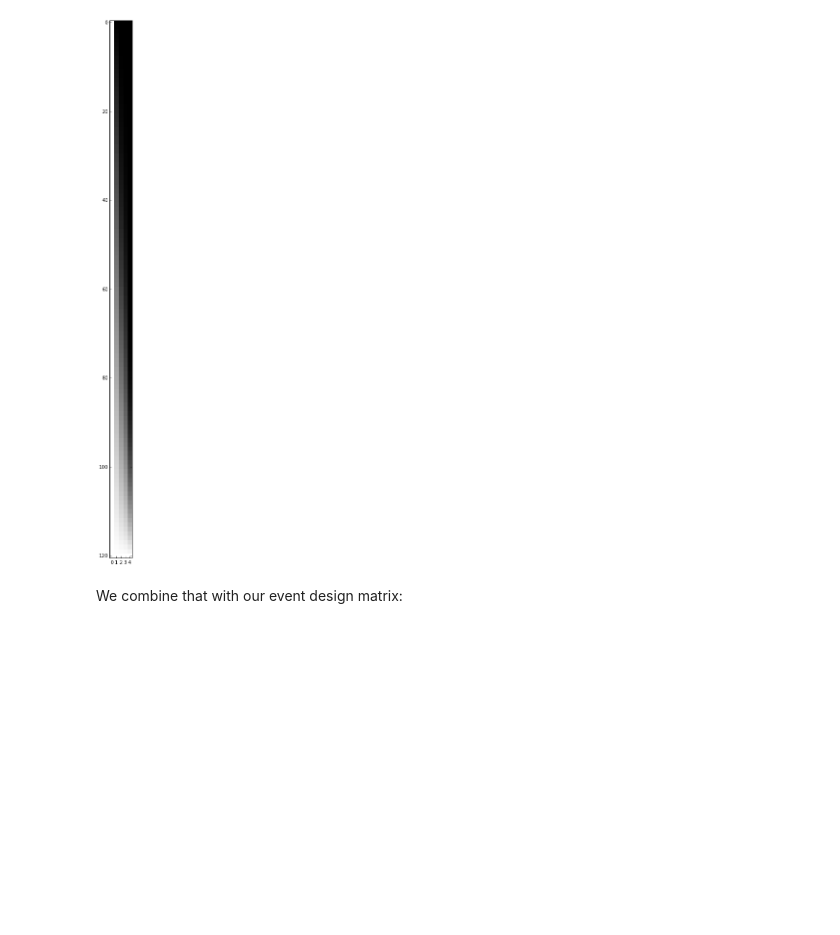
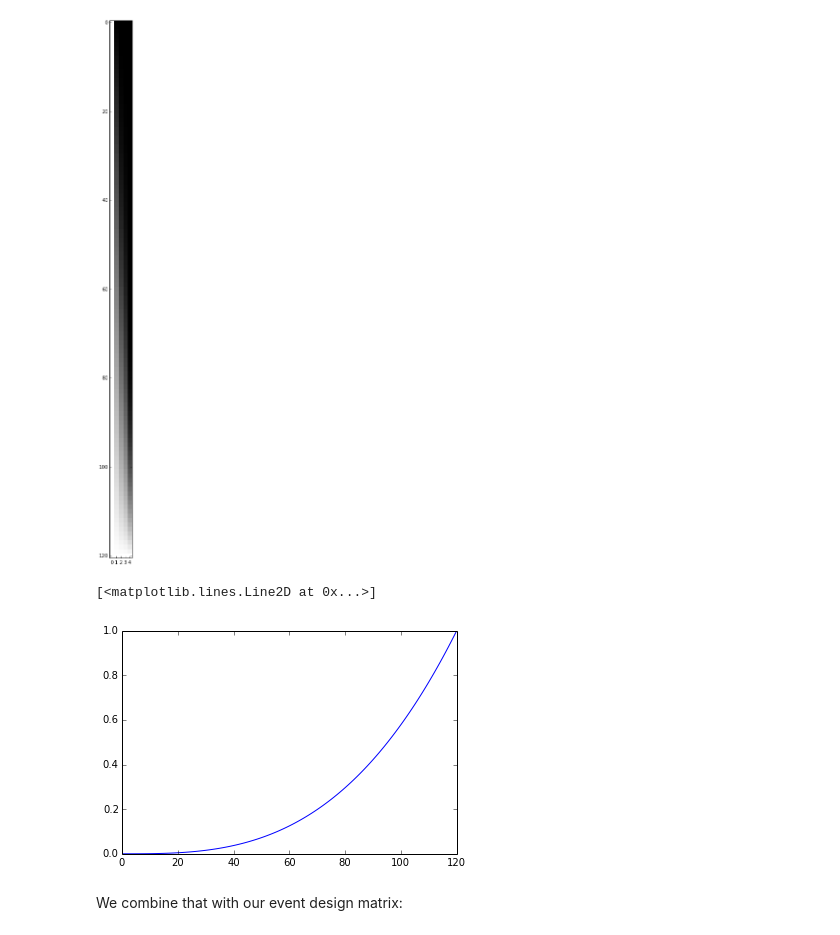
Before and after one commit to practical-neuroimaging/pna-notebooks, a Jupyter notebook: more_on_faces.ipynb, the cells around one changed output. Cells and saved outputs as stored; diff of their text form; code cells hidden in the pictures; blank space fills up the shorter version.

```diff
--- a/more_on_faces.ipynb
+++ b/more_on_faces.ipynb
@@ -289,6 +324,11 @@ plt.imshow(drift)
 # %% [output]
 <matplotlib.image.AxesImage at 0x...>
 [figure]
+# %%
+plt.plot(drift[:, 3])
+# %% [output]
+[<matplotlib.lines.Line2D at 0x...>]
+[figure, added]
 # %% [markdown]
 We combine that with our event design matrix:
 # %%
```
Also changed, not shown: parts of 9 cells of this notebook, 1 other file.
